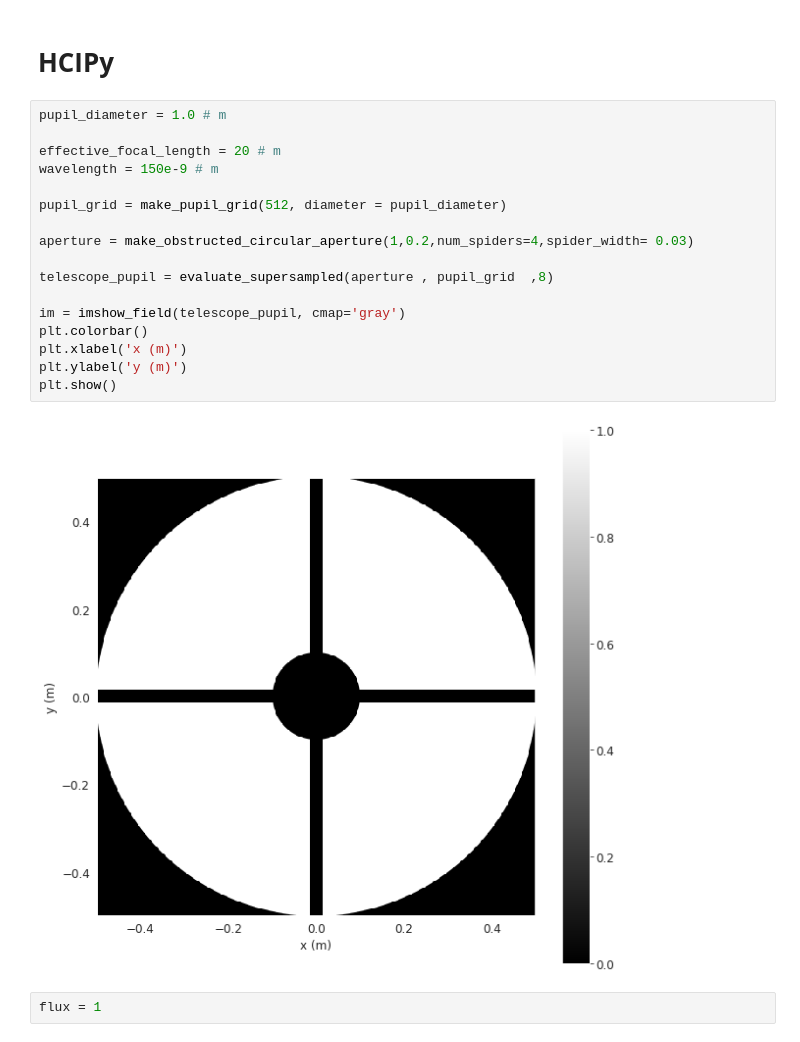
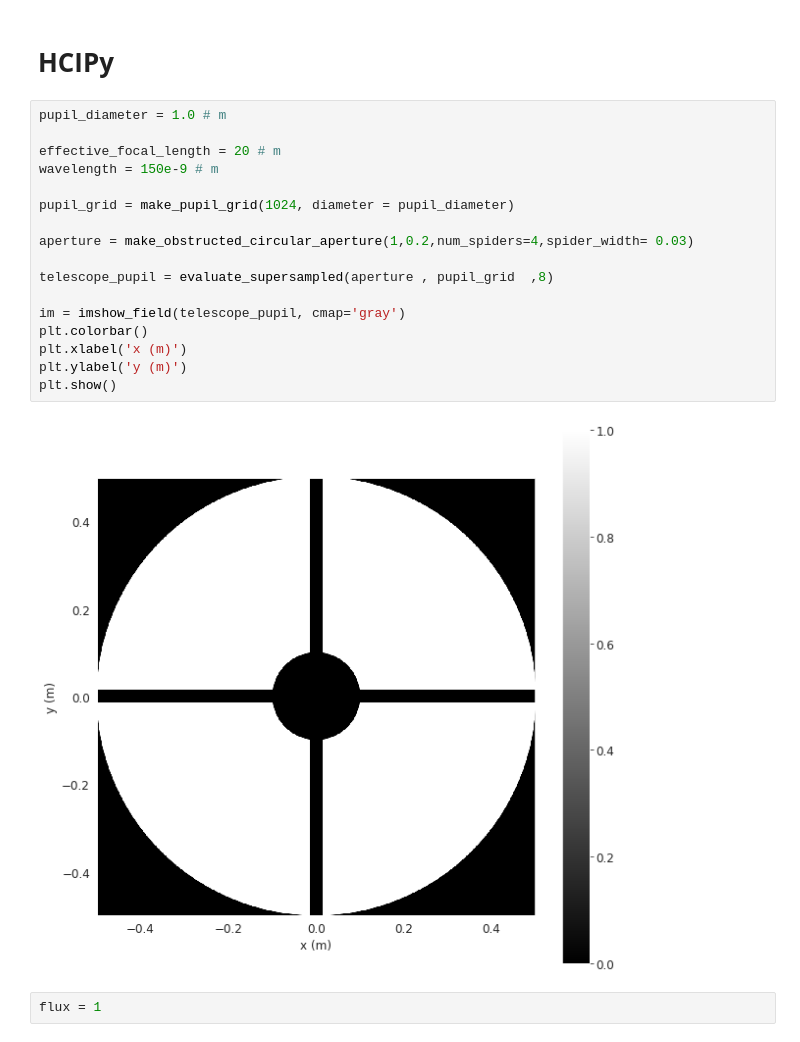
Before and after one commit to Jack3690/INSIST, a Jupyter notebook: PSF_Simulator.ipynb, the cells around one changed output. Cells and saved outputs as stored; diff of their text form.

```diff
--- a/PSF_Simulator.ipynb
+++ b/PSF_Simulator.ipynb
@@ -478,22 +482,22 @@ psf.show_image()
 # %%
 pupil_diameter = 1.0 # m
 
 effective_focal_length = 20 # m
 wavelength = 150e-9 # m
 
-pupil_grid = make_pupil_grid(512, diameter = pupil_diameter)
+pupil_grid = make_pupil_grid(1024, diameter = pupil_diameter)
 
 aperture = make_obstructed_circular_aperture(1,0.2,num_spiders=4,spider_width= 0.03)
 
 telescope_pupil = evaluate_supersampled(aperture , pupil_grid  ,8)
 
 im = imshow_field(telescope_pupil, cmap='gray')
 plt.colorbar()
 plt.xlabel('x (m)')
 plt.ylabel('y (m)')
 plt.show()
 # %% [output]
-[figure, old version]
+[figure, new version]
 # %%
 flux = 1
 # %%
```
Also changed, not shown: parts of 19 cells of this notebook.
